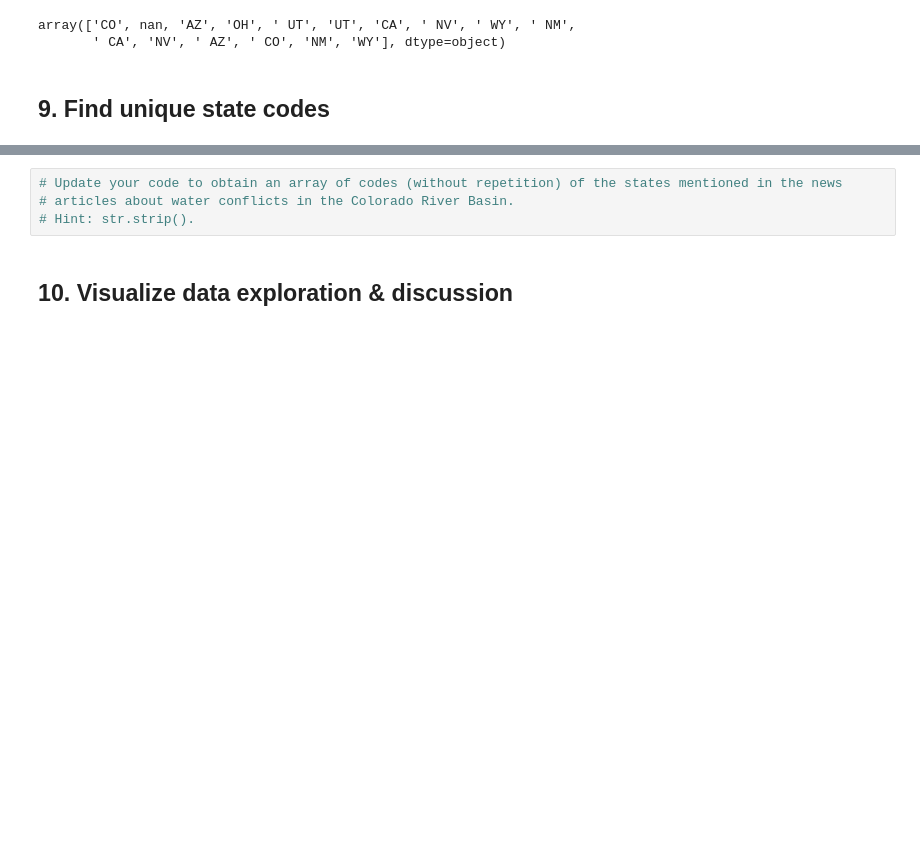
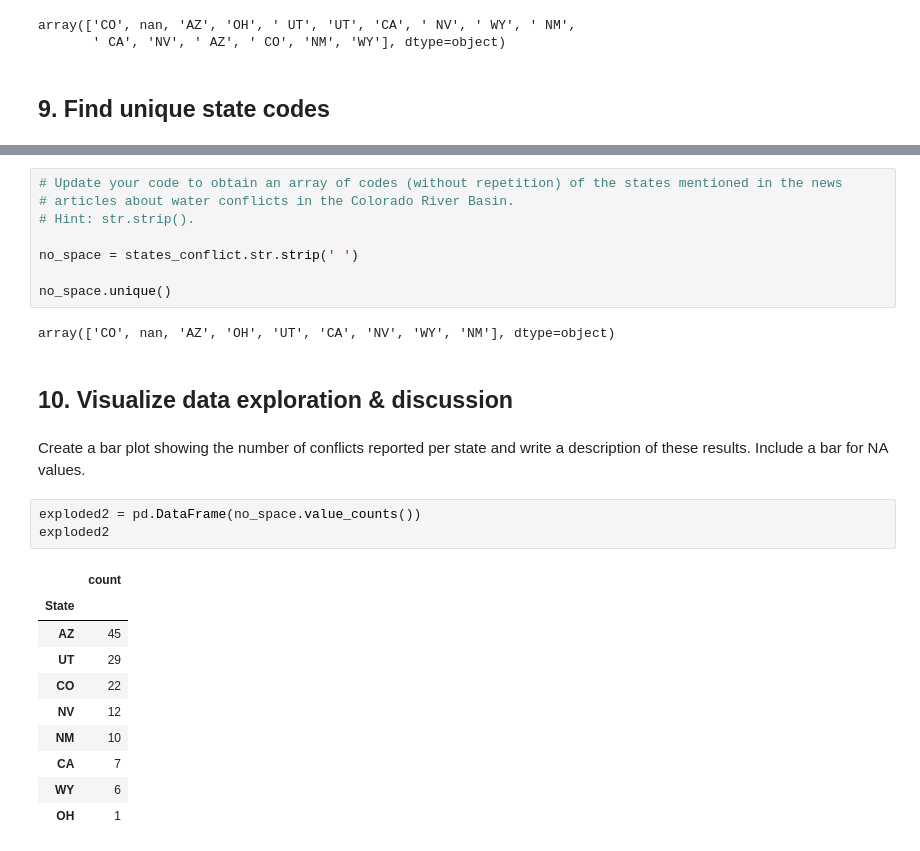
Before and after one commit to ethan-mathews24/eds220-2026-sections, a Jupyter notebook: section-2-co-basin-water-conflicts.ipynb, the cells around one changed output, grey strips where cells are left out. Drawn from its saved outputs; the diff is of its cells as text; blank space fills up the shorter version.

```diff
--- a/section-2-co-basin-water-conflicts.ipynb
+++ b/section-2-co-basin-water-conflicts.ipynb
@@ -299,5 +301,27 @@ array(['CO', nan, 'AZ', 'OH', ' UT', 'UT', 'CA', ' NV', ' WY', ' NM',
 # Update your code to obtain an array of codes (without repetition) of the states mentioned in the news
 # articles about water conflicts in the Colorado River Basin.
 # Hint: str.strip().
+
+no_space = states_conflict.str.strip(' ')
+
+no_space.unique()
+# %% [output]
+array(['CO', nan, 'AZ', 'OH', 'UT', 'CA', 'NV', 'WY', 'NM'], dtype=object)
 # %% [markdown]
 ## 10. Visualize data exploration & discussion
+# %% [markdown]
+Create a bar plot showing the number of conflicts reported per state and write a description of these results. Include a bar for NA values.
+# %%
+exploded2 = pd.DataFrame(no_space.value_counts())
+exploded2
+# %% [output]
+|  | count |
+| State |  |
+| AZ | 45 |
+| UT | 29 |
+| CO | 22 |
+| NV | 12 |
+| NM | 10 |
+| CA | 7 |
+| WY | 6 |
+| OH | 1 |
```
Also changed, not shown: parts of 2 cells of this notebook.
